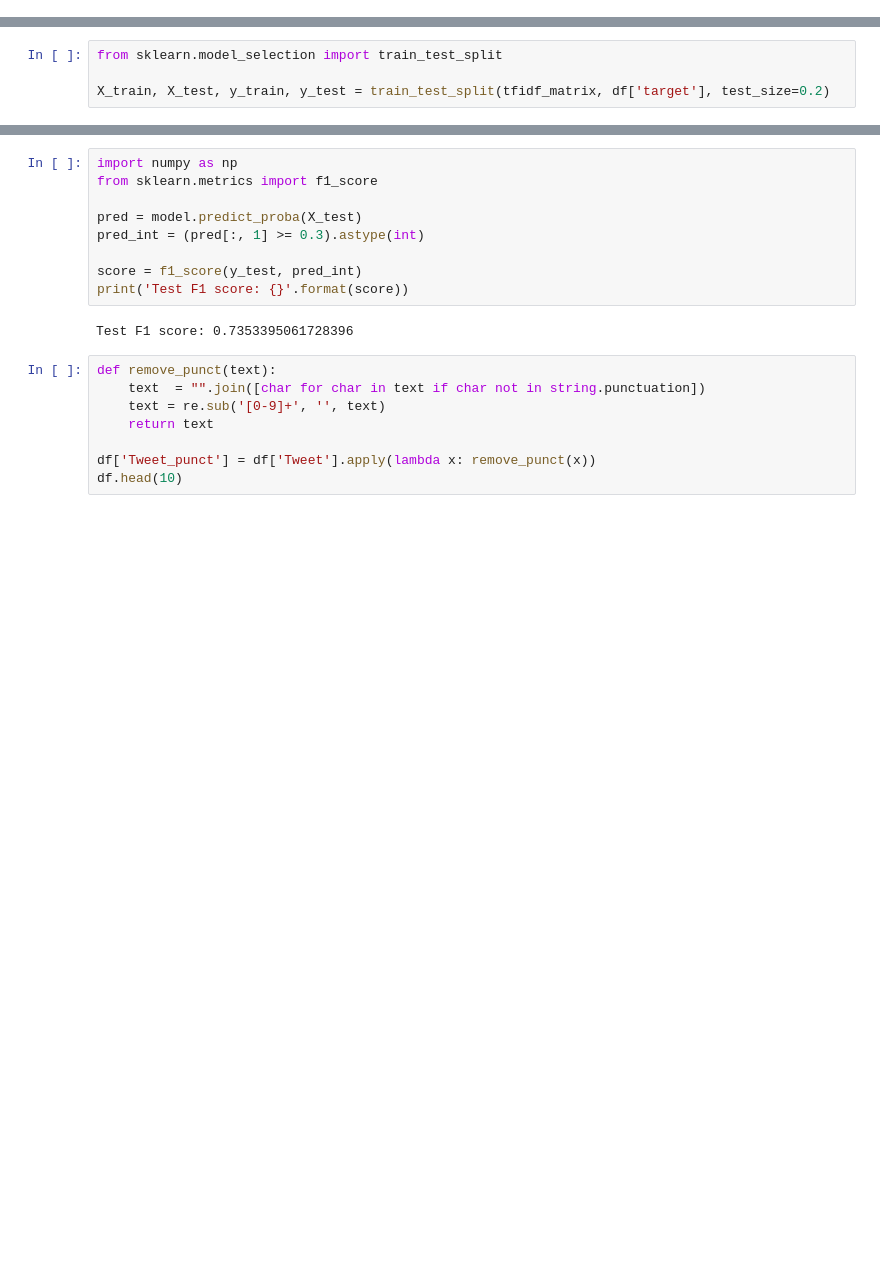
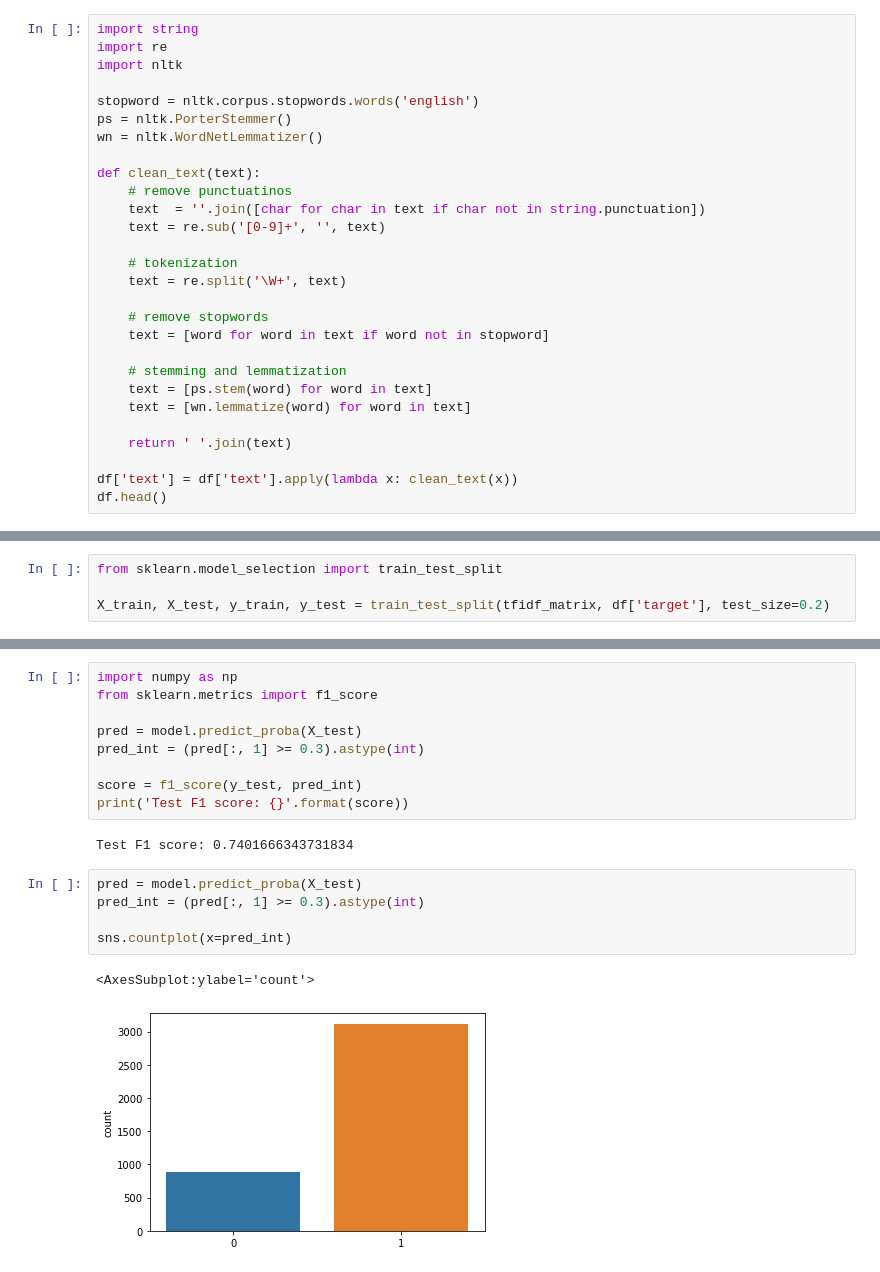
Before and after one commit to thaddeuscleo/YoutubeCommSentiment, a Jupyter notebook: main.ipynb, the cells around one changed output, grey strips where cells are left out. Drawn from its saved outputs; the diff is of its cells as text; blank space fills up the shorter version.

```diff
--- a/main.ipynb
+++ b/main.ipynb
@@ -11,3 +11,31 @@ df.head()
 | 2 | 0 | @Kenichan I dived many times for ... |
 | 3 | 0 | my whole body feels itchy and lik... |
 | 4 | 0 | @nationwideclass no, it's not beh... |
+# %%
+import string
+import re
+import nltk
+
+stopword = nltk.corpus.stopwords.words('english')
+ps = nltk.PorterStemmer()
+wn = nltk.WordNetLemmatizer()
+
+def clean_text(text):
+    # remove punctuatinos
+    text  = ''.join([char for char in text if char not in string.punctuation])
+    text = re.sub('[0-9]+', '', text)
+
+    # tokenization
+    text = re.split('\W+', text)
+
+    # remove stopwords
+    text = [word for word in text if word not in stopword]
+
+    # stemming and lemmatization
+    text = [ps.stem(word) for word in text]
+    text = [wn.lemmatize(word) for word in text]
+
+    return ' '.join(text)
+
+df['text'] = df['text'].apply(lambda x: clean_text(x))
+df.head()
@@ -54,12 +89,12 @@ pred_int = (pred[:, 1] >= 0.3).astype(int)
 score = f1_score(y_test, pred_int)
 print('Test F1 score: {}'.format(score))
 # %% [output]
-Test F1 score: 0.7353395061728396
+Test F1 score: 0.7401666343731834
-# %%
-def remove_punct(text):
-    text  = "".join([char for char in text if char not in string.punctuation])
-    text = re.sub('[0-9]+', '', text)
-    return text
-
-df['Tweet_punct'] = df['Tweet'].apply(lambda x: remove_punct(x))
-df.head(10)
+# %%
+pred = model.predict_proba(X_test)
+pred_int = (pred[:, 1] >= 0.3).astype(int)
+
+sns.countplot(x=pred_int)
+# %% [output]
+<AxesSubplot:ylabel='count'>
+[figure, added]
```
Also changed, not shown: parts of 5 cells of this notebook.
